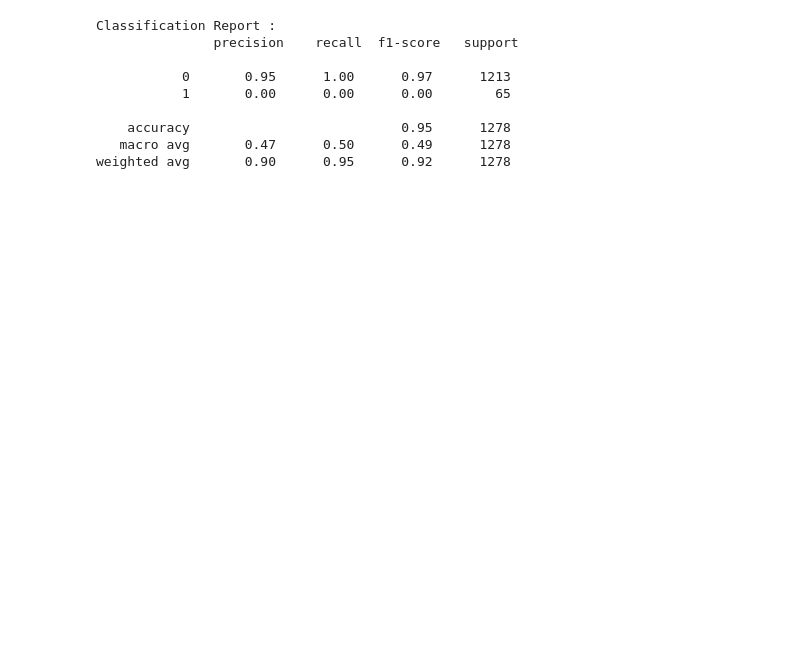
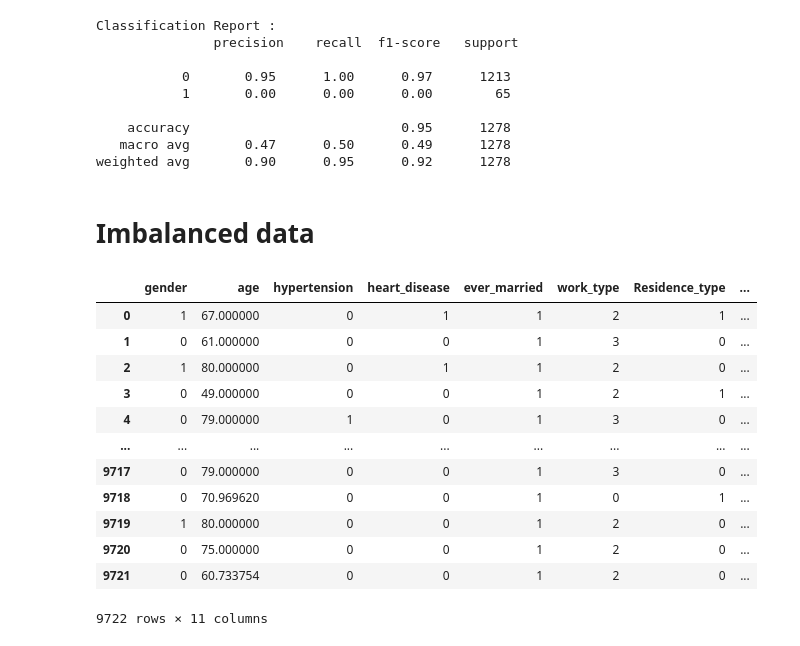
Before and after one commit to hitha2000/Stroke-Prediction, a Jupyter notebook: StrokePrediction.ipynb, the cells around one changed output. Cells and saved outputs as stored; diff of their text form; code cells hidden in the pictures; blank space fills up the shorter version.

```diff
--- a/StrokePrediction.ipynb
+++ b/StrokePrediction.ipynb
@@ -276,3 +301,5 @@ Classification Report :
     accuracy                           0.95      1278
    macro avg       0.47      0.50      0.49      1278
 weighted avg       0.90      0.95      0.92      1278
+# %% [markdown]
+# Imbalanced data
@@ -278,0 +310,29 @@ weighted avg       0.90      0.95      0.92      1278
+# %%
+# Applying the Synthetic Minority Over-sampling Technique (SMOTE) to balance the
+# prediction variable “stroke”.
+
+X = stroke_prediction_df.drop('stroke',axis=1)
+y = stroke_prediction_df['stroke']
+
+sm = SMOTE(random_state=42,k_neighbors=5)
+
+X_resampled, y_resampled = sm.fit_resample(X, y)
+
+resampled_df = X_resampled
+resampled_df['stroke']=y_resampled
+
+resampled_df
+# %% [output]
+|  | gender | age | hypertension | heart_disease | ever_married | work_type | Residence_type | ... |
+| 0 | 1 | 67.000000 | 0 | 1 | 1 | 2 | 1 | ... |
+| 1 | 0 | 61.000000 | 0 | 0 | 1 | 3 | 0 | ... |
+| 2 | 1 | 80.000000 | 0 | 1 | 1 | 2 | 0 | ... |
+| 3 | 0 | 49.000000 | 0 | 0 | 1 | 2 | 1 | ... |
+| 4 | 0 | 79.000000 | 1 | 0 | 1 | 3 | 0 | ... |
+| ... | ... | ... | ... | ... | ... | ... | ... | ... |
+| 9717 | 0 | 79.000000 | 0 | 0 | 1 | 3 | 0 | ... |
+| 9718 | 0 | 70.969620 | 0 | 0 | 1 | 0 | 1 | ... |
+| 9719 | 1 | 80.000000 | 0 | 0 | 1 | 2 | 0 | ... |
+| 9720 | 0 | 75.000000 | 0 | 0 | 1 | 2 | 0 | ... |
+| 9721 | 0 | 60.733754 | 0 | 0 | 1 | 2 | 0 | ... |
+9722 rows × 11 columns
```
Also changed, not shown: parts of 14 cells of this notebook, 1 other file.
